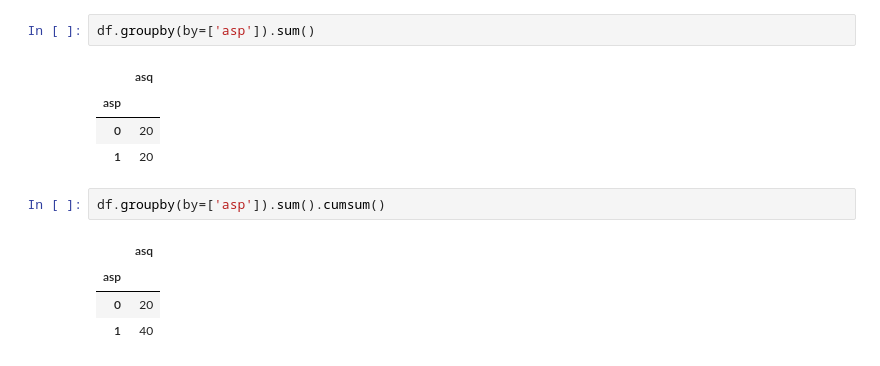
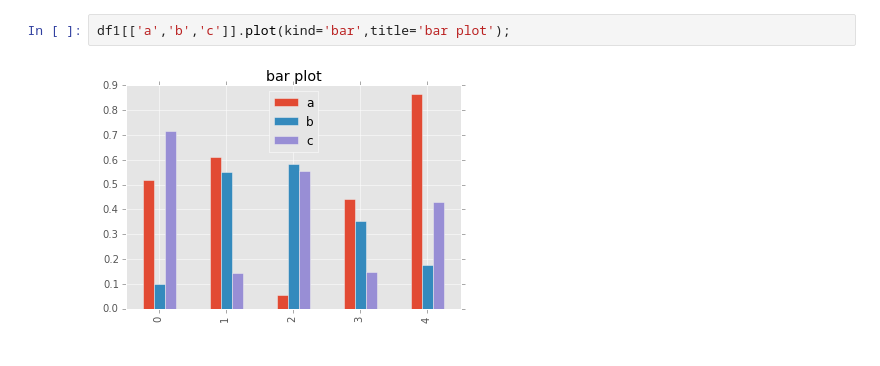
Before and after one commit to wybert/LearningForFun, a Jupyter notebook: beautifulPlot/usePandas.ipynb, the cells around one changed output. Saved outputs shown, nothing was run; the diff lists cells and outputs as text.

```diff
--- a/beautifulPlot/usePandas.ipynb
+++ b/beautifulPlot/usePandas.ipynb
@@ -53,14 +168,4 @@ ls
-# %%
-df.groupby(by=['asp']).sum()
-# %% [output]
-|  | asq |
-| asp |  |
-| 0 | 20 |
-| 1 | 20 |
-# %%
-df.groupby(by=['asp']).sum().cumsum()
-# %% [output]
-|  | asq |
-| asp |  |
-| 0 | 20 |
-| 1 | 40 |
+# %%
+df1[['a','b','c']].plot(kind='bar',title='bar plot');
+# %% [output]
+[figure, added]
```
Also changed, not shown: parts of 40 cells of this notebook, 7 other files.
